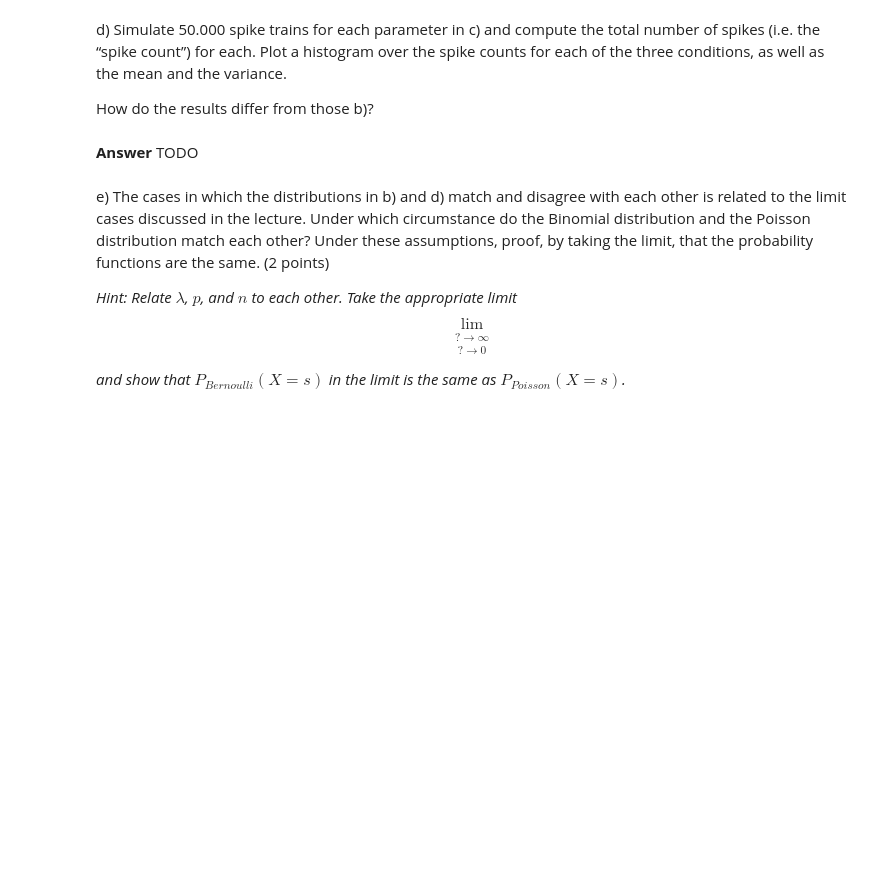
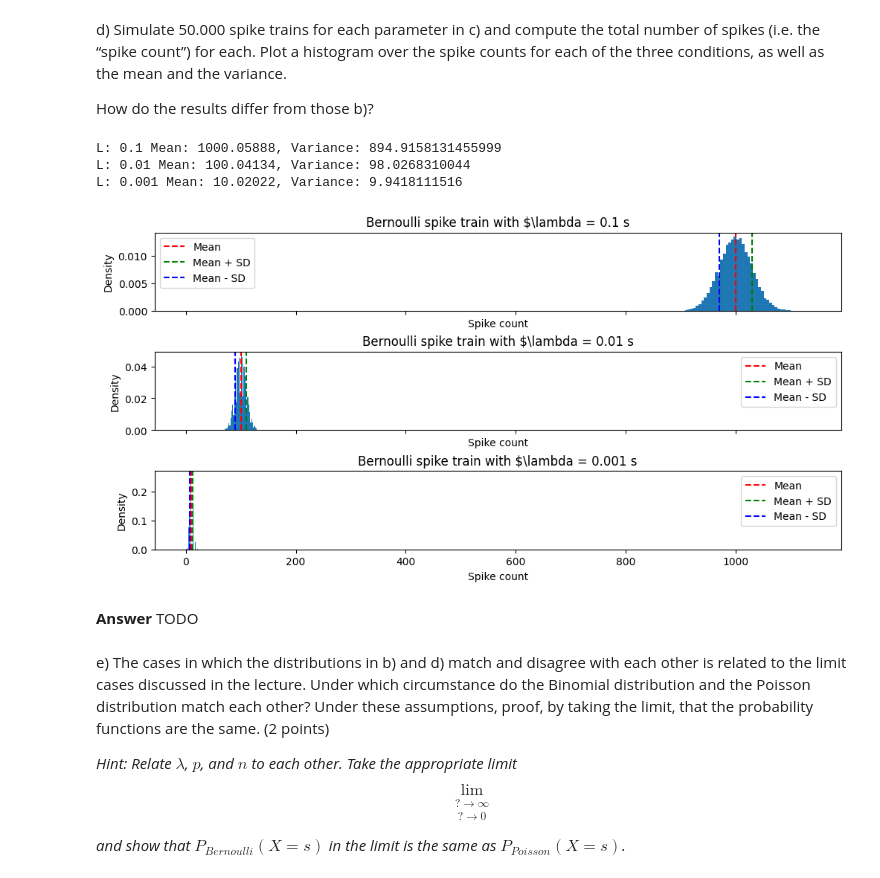
Before and after one commit to aakarsh/S25-Neural-Coding, a Jupyter notebook: homeworks/2025_Neural_coding_Homework1.ipynb, the cells around one changed output. Drawn from its saved outputs; the diff is of its cells as text; code cells hidden in the pictures; blank space fills up the shorter version.

```diff
--- a/homeworks/2025_Neural_coding_Homework1.ipynb
+++ b/homeworks/2025_Neural_coding_Homework1.ipynb
@@ -183,6 +199,37 @@ plt.show()
 d) Simulate 50.000 spike trains for each parameter in c) and compute the total number of spikes (i.e. the “spike count”) for each. Plot a histogram over the spike counts for each of the three conditions, as well as the mean and the variance.
 
 How do the results differ from those b)?
+# %%
+num_samples = 10000
+n_trials = 50000
+L = [0.1, 0.01, 0.001]
+
+counts = []
+for l in L:
+    spike_times = bernoulli_spike_train(l, num_samples, n_trials)
+    counts.append([len(spikes) for spikes in spike_times])
+
+# Plot histograms
+fig, axs = plt.subplots(nrows=len(taus), figsize=(10, 5), sharex=True, constrained_layout=True)
+for l, count, ax in zip(L, counts, axs):
+    ax.hist(count, bins=50, density=True)
+    ax.set_title(f'Bernoulli spike train with $\lambda = {l} s')
+    ax.set_ylabel('Density')
+    ax.set_xlabel('Spike count')
+    mean = np.mean(count)
+    var = np.var(count)
+    print(f"L: {l} Mean: {mean}, Variance: {var}")
+    ax.axvline(mean, color='r', linestyle='--', label='Mean')
+    ax.axvline(mean + np.sqrt(var), color='g', linestyle='--', label='Mean + SD')
+    ax.axvline(mean - np.sqrt(var), color='b', linestyle='--', label='Mean - SD')
+    ax.legend()
+plt.show()
+spike_times = bernoulli_spike_train(tau, length, n_trials)
+# %% [output]
+L: 0.1 Mean: 1000.05888, Variance: 894.9158131455999
+L: 0.01 Mean: 100.04134, Variance: 98.0268310044
+L: 0.001 Mean: 10.02022, Variance: 9.9418111516
+[figure, added]
 # %% [markdown]
 **Answer**
 TODO
```
Also changed, not shown: parts of 3 cells of this notebook.
